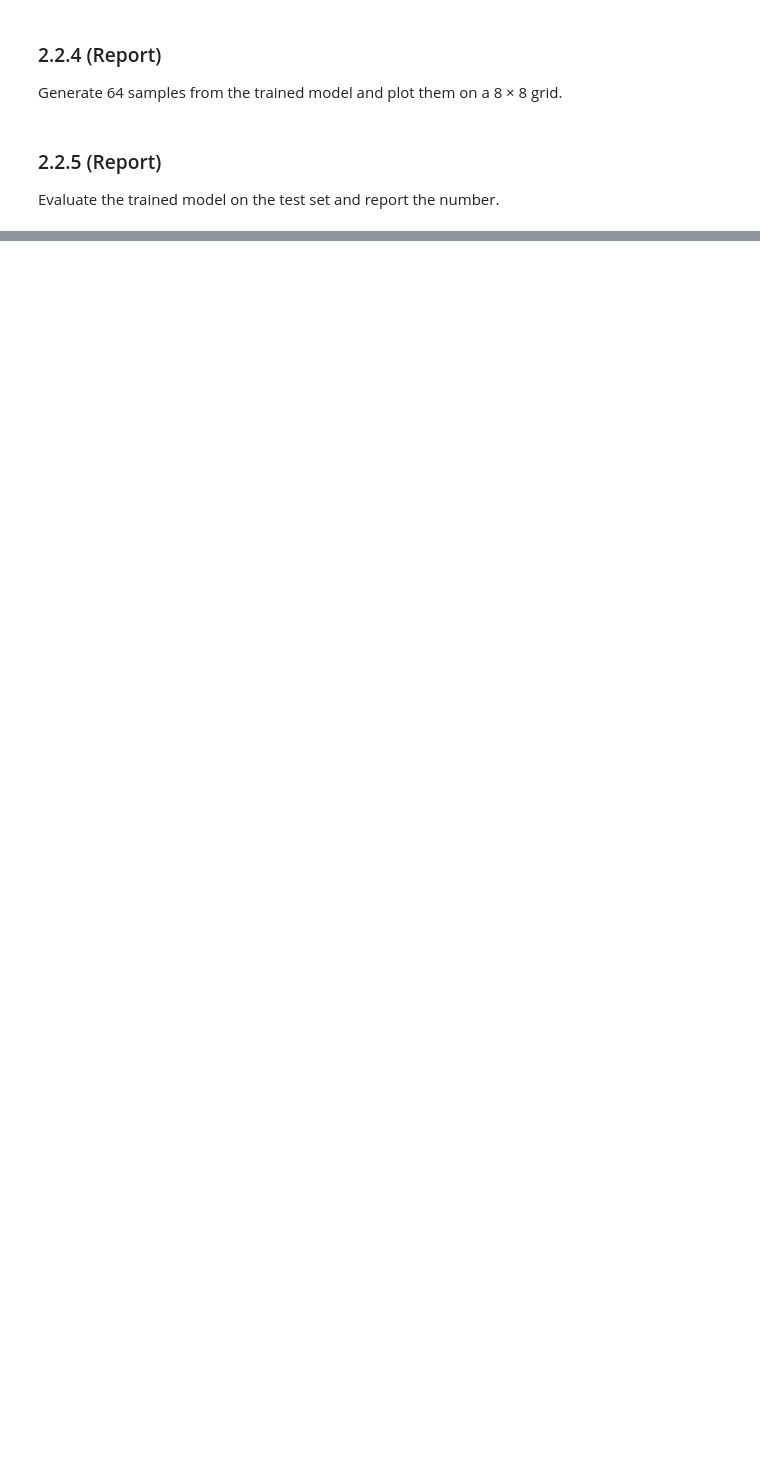
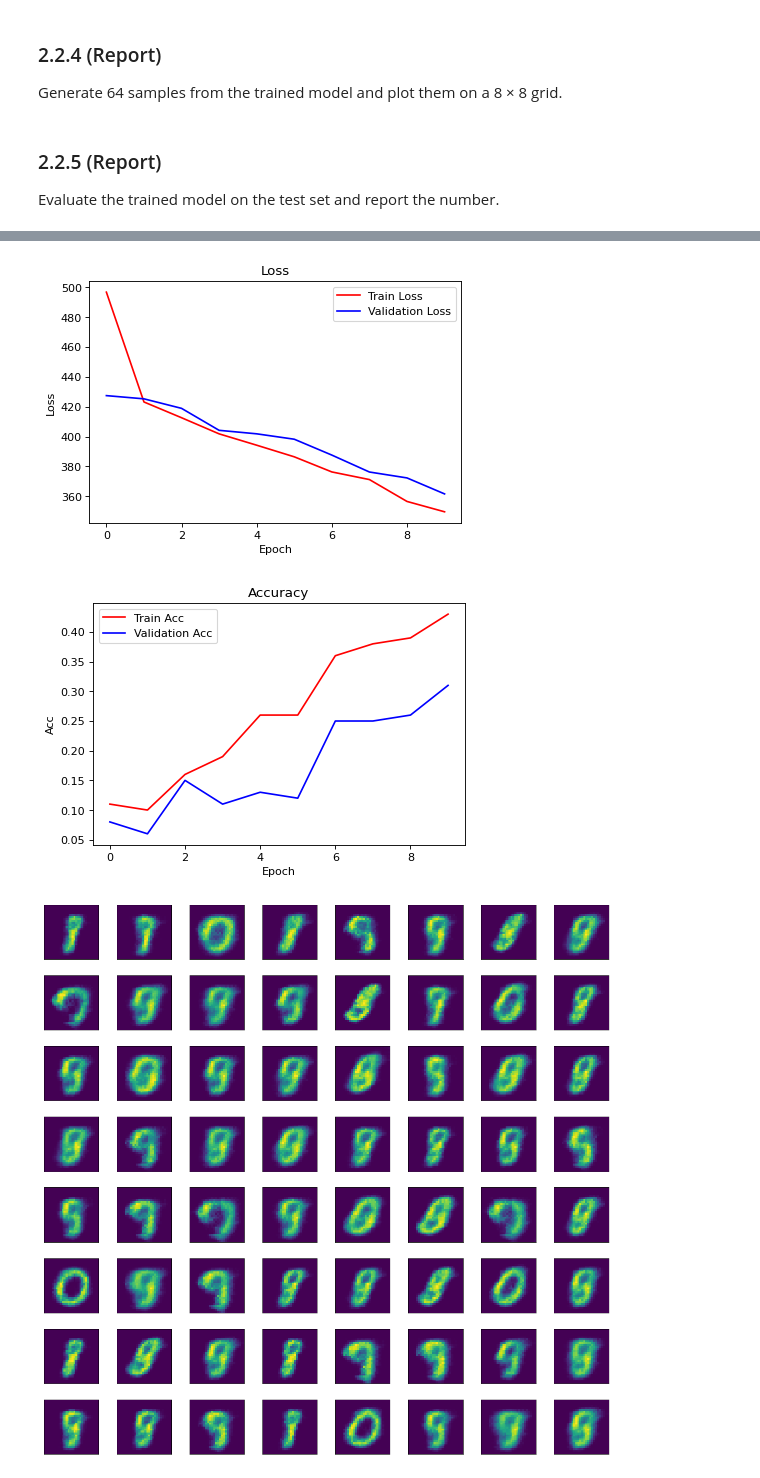
Before and after one commit to BenjaminEriksen95/VAEGen, a Jupyter notebook: code/main.ipynb, the cells around one changed output, grey strips where cells are left out. Cells and saved outputs as stored; diff of their text form; code cells hidden in the pictures; blank space fills up the shorter version.

```diff
--- a/code/main.ipynb
+++ b/code/main.ipynb
@@ -103,0 +244,11 @@ print(to_print)
+# %%
+epochs = 25
+train_loss = []
+train_acc = []
+test_loss = []
+test_acc = []
+# %%
+# define model and optimizer
+mode = "m2"
+model = M2(device, image_channels=image_channels, h_dim=1024, z_dim=latent_dim, num_labels=num_classes).to(device)
+optimizer = torch.optim.Adam(model.parameters(), lr=learning_rate)
@@ -103,0 +262,3 @@ print(to_print)
+# %%
+# train network
+train_loss, test_loss, train_acc, test_acc = run_epochs(mode, model, optimizer, epochs, train_loader, test_loader, train_loss, test_loss, train_acc, test_acc)
@@ -103,0 +269,10 @@ print(to_print)
+# %%
+# plot loss
+plot_loss_m2(train_loss,test_loss, train_acc, test_acc)
+
+# plot reconstructions
+plot_64_m2(model=model, sample=True, y=(torch.ones(64).type(torch.int64)*9))
+# %% [output]
+[figure, added]
+[figure, added]
+[figure, added]
```
Also changed, not shown: parts of 27 cells of this notebook, 4 other files.
